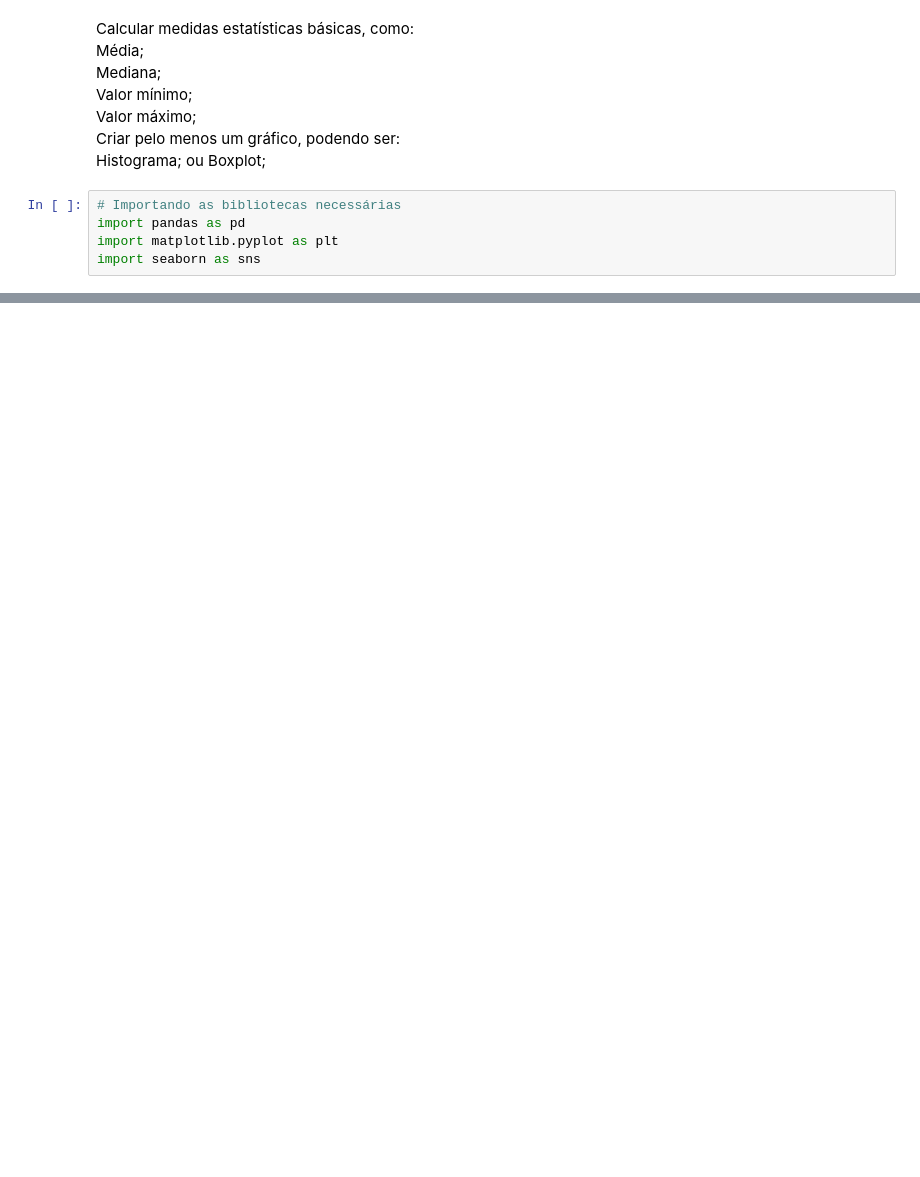
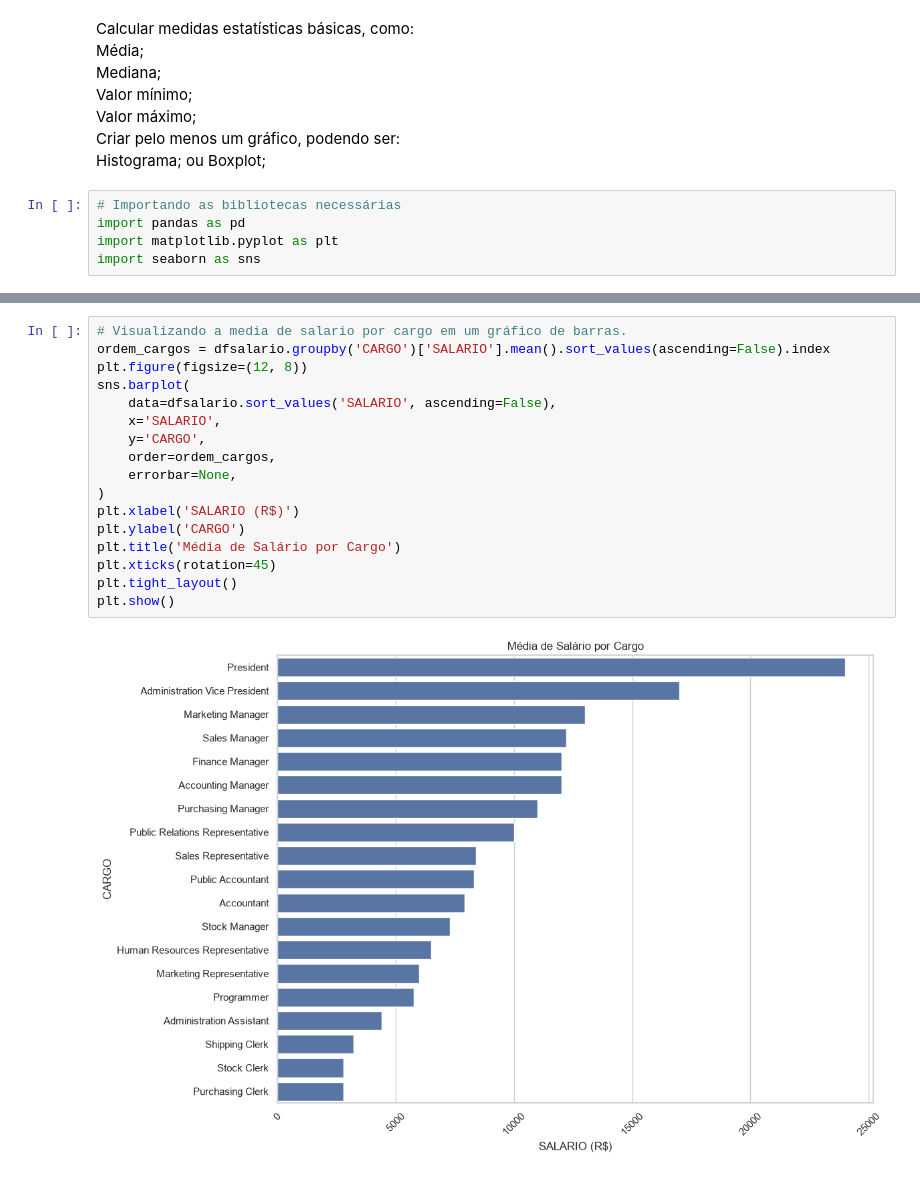
Before and after one commit to robsonaamerico/Projeto_Final, a Jupyter notebook: AED.ipynb, the cells around one changed output, grey strips where cells are left out. Cells and saved outputs as stored; diff of their text form; blank space fills up the shorter version.

```diff
--- a/AED.ipynb
+++ b/AED.ipynb
@@ -154,0 +204,19 @@ Name: SALARIO, dtype: int64
+# %%
+# Visualizando a media de salario por cargo em um gráfico de barras.
+ordem_cargos = dfsalario.groupby('CARGO')['SALARIO'].mean().sort_values(ascending=False).index
+plt.figure(figsize=(12, 8))
+sns.barplot(
+    data=dfsalario.sort_values('SALARIO', ascending=False),
+    x='SALARIO',
+    y='CARGO',
+    order=ordem_cargos,
+    errorbar=None,
+)
+plt.xlabel('SALARIO (R$)')
+plt.ylabel('CARGO')
+plt.title('Média de Salário por Cargo')
+plt.xticks(rotation=45)
+plt.tight_layout()
+plt.show()
+# %% [output]
+[figure, added]
```
Also changed, not shown: parts of 19 cells of this notebook.
